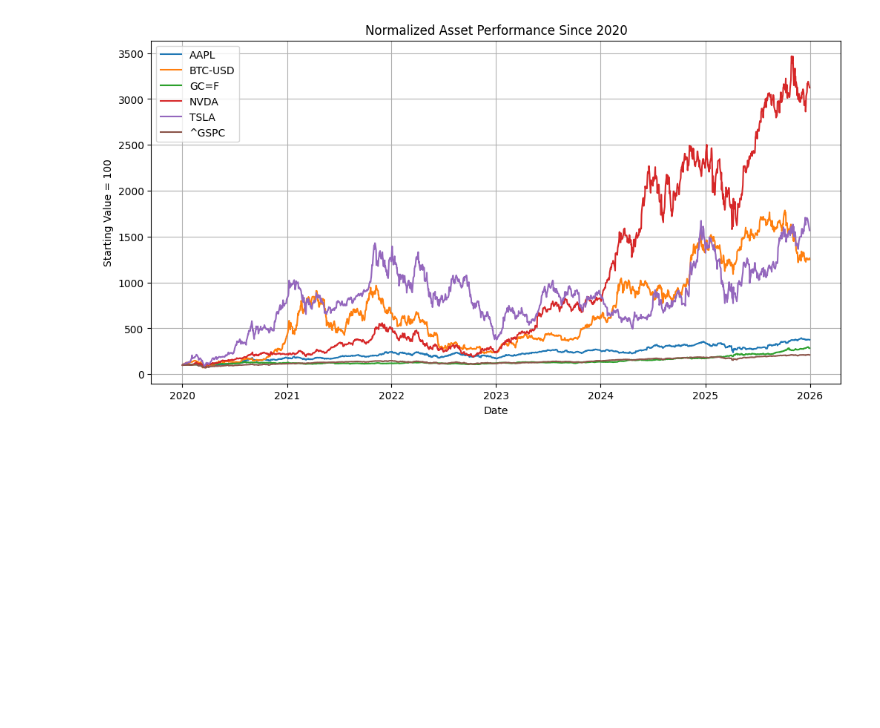
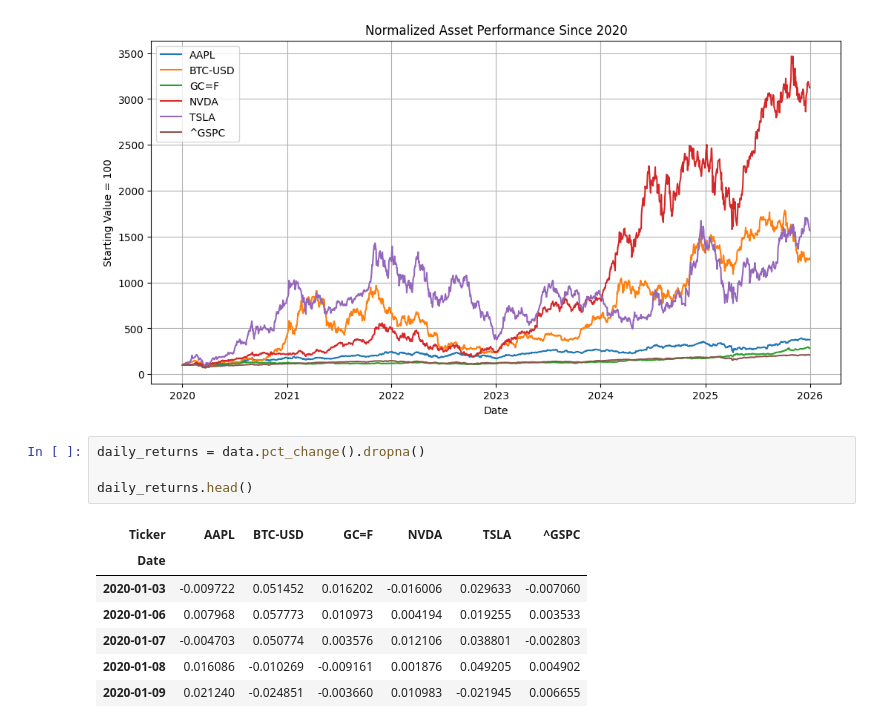
Before and after one commit to komeilzareikar/financial-market-analysis-python, a Jupyter notebook: market_analysis.ipynb, the cells around one changed output. Drawn from its saved outputs; the diff is of its cells as text; blank space fills up the shorter version.

```diff
--- a/market_analysis.ipynb
+++ b/market_analysis.ipynb
@@ -61,3 +75,15 @@ plt.grid(True)
 plt.show()
 # %% [output]
 [figure]
+# %%
+daily_returns = data.pct_change().dropna()
+
+daily_returns.head()
+# %% [output]
+| Ticker | AAPL | BTC-USD | GC=F | NVDA | TSLA | ^GSPC |
+| Date |  |  |  |  |  |  |
+| 2020-01-03 | -0.009722 | 0.051452 | 0.016202 | -0.016006 | 0.029633 | -0.007060 |
+| 2020-01-06 | 0.007968 | 0.057773 | 0.010973 | 0.004194 | 0.019255 | 0.003533 |
+| 2020-01-07 | -0.004703 | 0.050774 | 0.003576 | 0.012106 | 0.038801 | -0.002803 |
+| 2020-01-08 | 0.016086 | -0.010269 | -0.009161 | 0.001876 | 0.049205 | 0.004902 |
+| 2020-01-09 | 0.021240 | -0.024851 | -0.003660 | 0.010983 | -0.021945 | 0.006655 |
```
Also changed, not shown: parts of 11 cells of this notebook.
